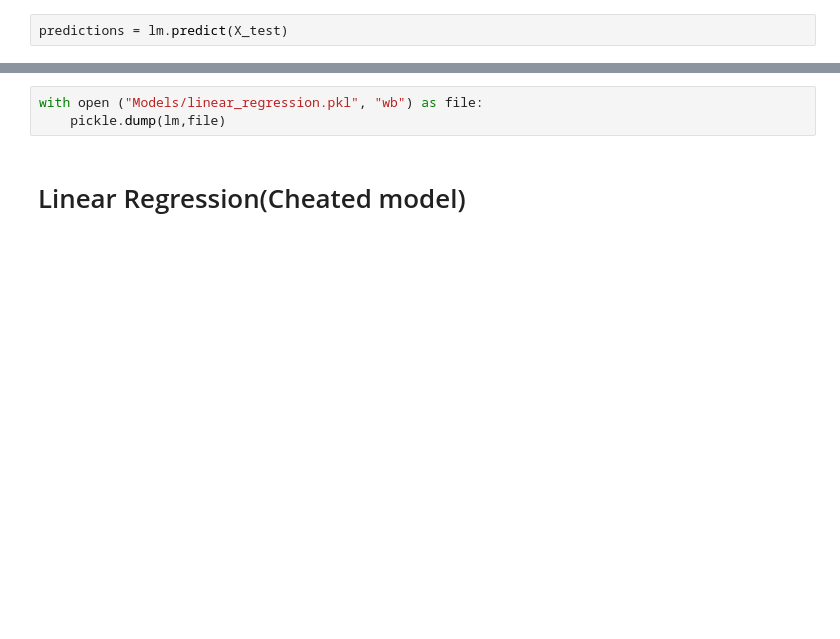
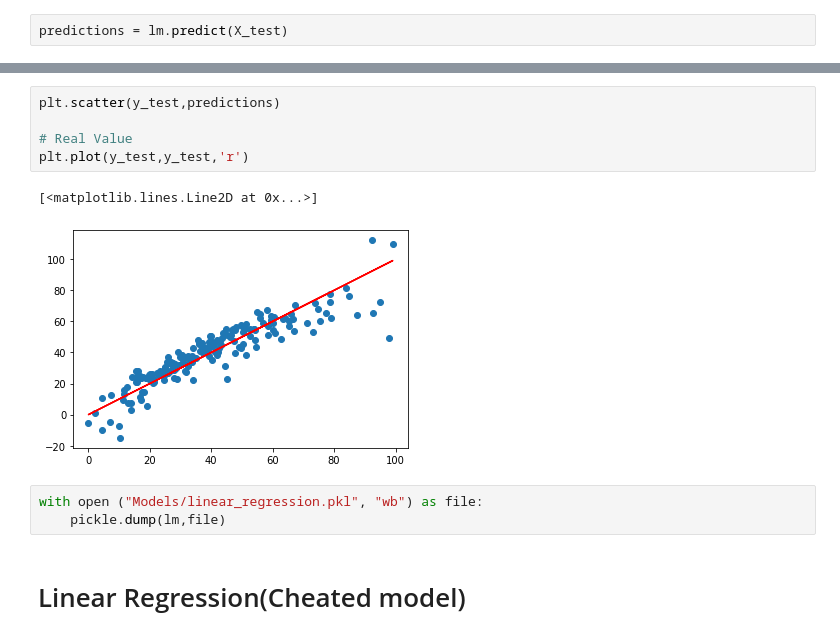
Before and after one commit to KacperChmura1/LaserTag-Project, a Jupyter notebook: Machine_Learning.ipynb, the cells around one changed output, grey strips where cells are left out. Saved outputs shown, nothing was run; the diff lists cells and outputs as text; blank space fills up the shorter version.

Commit message:
some models upgreades and add plots to every model

```diff
--- a/Machine_Learning.ipynb
+++ b/Machine_Learning.ipynb
@@ -137,3 +137,11 @@ RMSE: 9.767524314621493
+# %%
+plt.scatter(y_test,predictions)
+
+# Real Value
+plt.plot(y_test,y_test,'r')
+# %% [output]
+[<matplotlib.lines.Line2D at 0x...>]
+[figure, added]
 # %%
 with open ("Models/linear_regression.pkl", "wb") as file:
     pickle.dump(lm,file)
```
Also changed, not shown: parts of 39 cells of this notebook.
